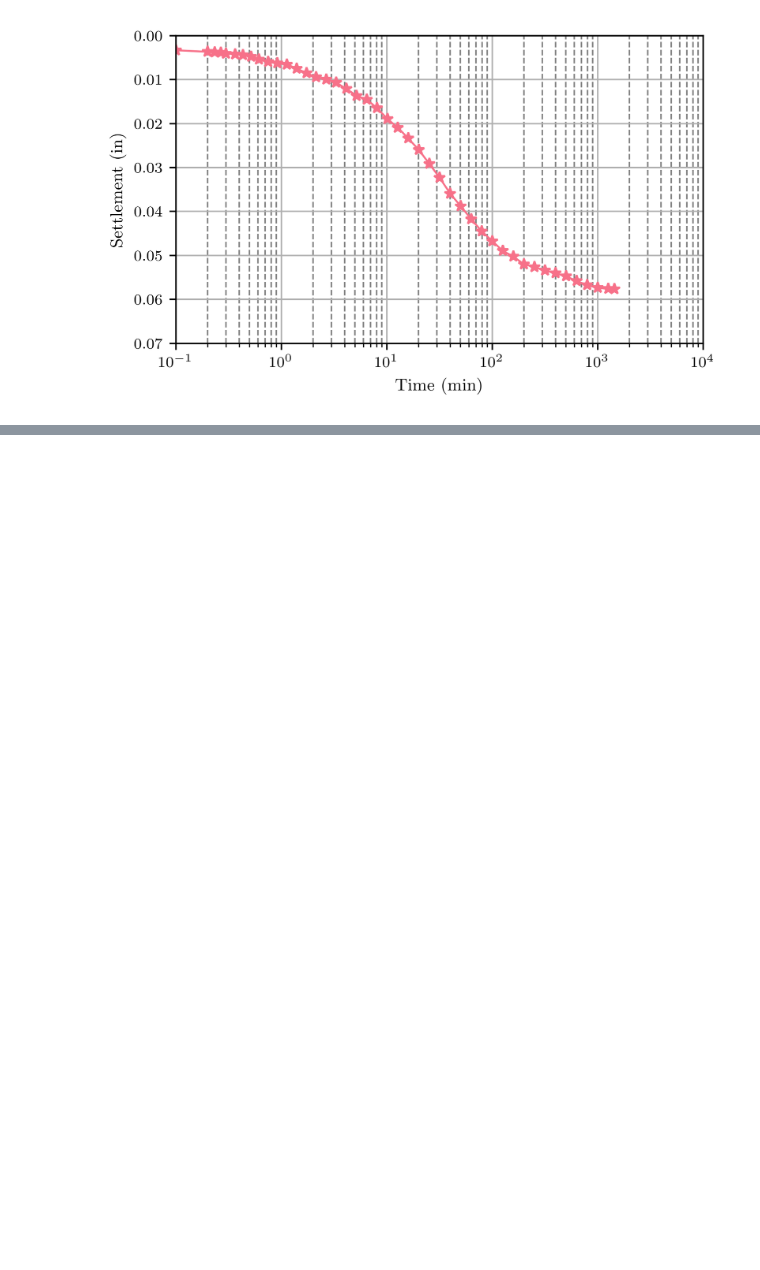
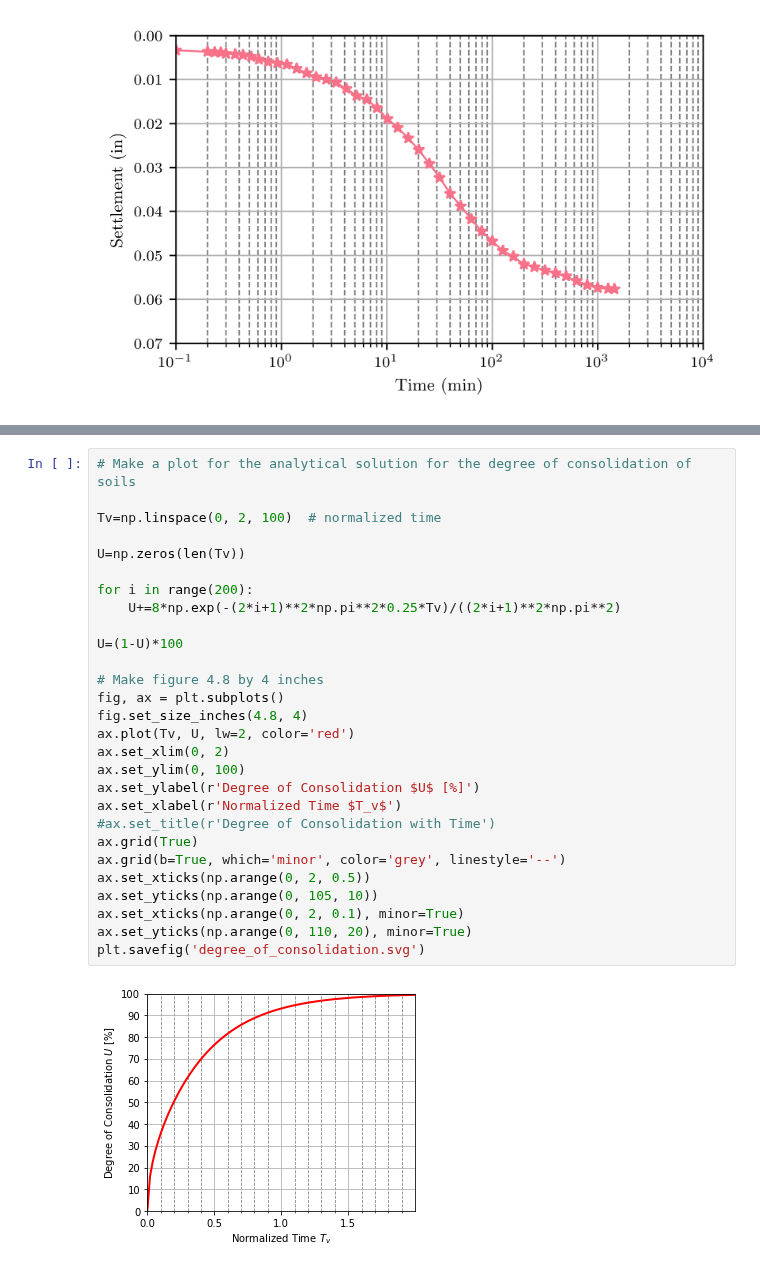
Before and after one commit to luisez1988/CIE365-Soil-mechanics, a Jupyter notebook: Rate_Consolidation/Untitled.ipynb, the cells around one changed output, grey strips where cells are left out. Cells and saved outputs as stored; diff of their text form; blank space fills up the shorter version.

Commit message:
Completed rate of consolidation slides

```diff
--- a/Rate_Consolidation/Untitled.ipynb
+++ b/Rate_Consolidation/Untitled.ipynb
@@ -31,0 +143,30 @@ plt.savefig('example.svg')
+# %%
+# Make a plot for the analytical solution for the degree of consolidation of soils
+
+Tv=np.linspace(0, 2, 100)  # normalized time
+
+U=np.zeros(len(Tv))
+
+for i in range(200):
+    U+=8*np.exp(-(2*i+1)**2*np.pi**2*0.25*Tv)/((2*i+1)**2*np.pi**2)
+
+U=(1-U)*100
+
+# Make figure 4.8 by 4 inches
+fig, ax = plt.subplots()
+fig.set_size_inches(4.8, 4)
+ax.plot(Tv, U, lw=2, color='red')
+ax.set_xlim(0, 2)
+ax.set_ylim(0, 100)
+ax.set_ylabel(r'Degree of Consolidation $U$ [%]')
+ax.set_xlabel(r'Normalized Time $T_v$')
+#ax.set_title(r'Degree of Consolidation with Time')
+ax.grid(True)
+ax.grid(b=True, which='minor', color='grey', linestyle='--')
+ax.set_xticks(np.arange(0, 2, 0.5))
+ax.set_yticks(np.arange(0, 105, 10))
+ax.set_xticks(np.arange(0, 2, 0.1), minor=True)
+ax.set_yticks(np.arange(0, 110, 20), minor=True)
+plt.savefig('degree_of_consolidation.svg')
+# %% [output]
+[figure, added]
```
Also changed, not shown: parts of 3 cells of this notebook, 23 other files.
